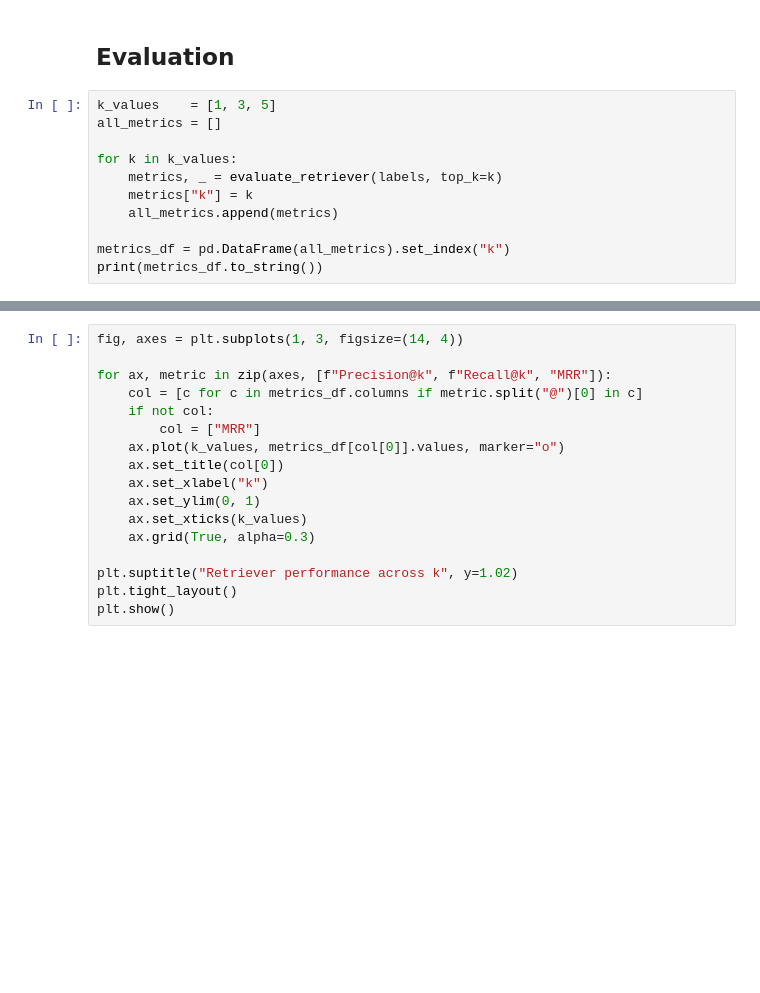
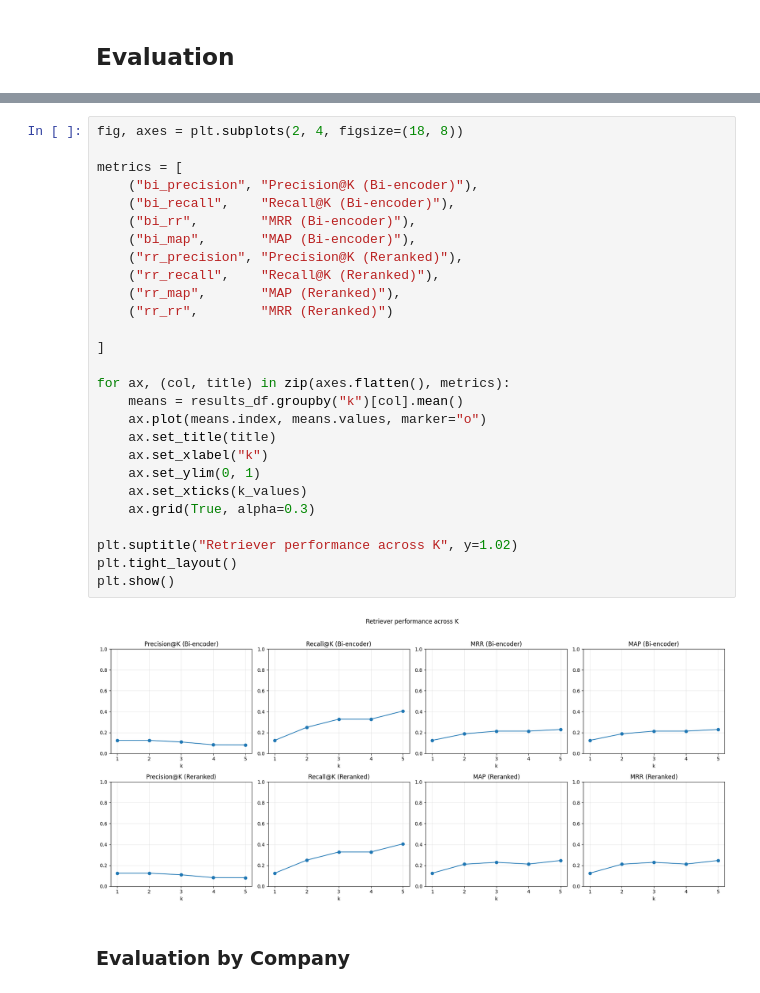
Before and after one commit to LeeZhengXianOwen/Earnings-Call-Analysis-System, a Jupyter notebook: rag_eval.ipynb, the cells around one changed output, grey strips where cells are left out. Drawn from its saved outputs; the diff is of its cells as text; blank space fills up the shorter version.

```diff
--- a/rag_eval.ipynb
+++ b/rag_eval.ipynb
@@ -133,13 +144,2 @@ def evaluate_retriever(labels_df, top_k=5):
 # %% [markdown]
 ## Evaluation
-# %%
-k_values    = [1, 3, 5]
-all_metrics = []
-
-for k in k_values:
-    metrics, _ = evaluate_retriever(labels, top_k=k)
-    metrics["k"] = k
-    all_metrics.append(metrics)
-
-metrics_df = pd.DataFrame(all_metrics).set_index("k")
-print(metrics_df.to_string())
@@ -152,18 +256,32 @@ k
 # %%
-fig, axes = plt.subplots(1, 3, figsize=(14, 4))
+fig, axes = plt.subplots(2, 4, figsize=(18, 8))
 
-for ax, metric in zip(axes, [f"Precision@k", f"Recall@k", "MRR"]):
-    col = [c for c in metrics_df.columns if metric.split("@")[0] in c]
-    if not col:
-        col = ["MRR"]
-    ax.plot(k_values, metrics_df[col[0]].values, marker="o")
-    ax.set_title(col[0])
+metrics = [
+    ("bi_precision", "Precision@K (Bi-encoder)"),
+    ("bi_recall",    "Recall@K (Bi-encoder)"),
+    ("bi_rr",        "MRR (Bi-encoder)"),
+    ("bi_map",       "MAP (Bi-encoder)"),
+    ("rr_precision", "Precision@K (Reranked)"),
+    ("rr_recall",    "Recall@K (Reranked)"),
+    ("rr_map",       "MAP (Reranked)"),
+    ("rr_rr",        "MRR (Reranked)")
+
+]
+
+for ax, (col, title) in zip(axes.flatten(), metrics):
+    means = results_df.groupby("k")[col].mean()
+    ax.plot(means.index, means.values, marker="o")
+    ax.set_title(title)
     ax.set_xlabel("k")
     ax.set_ylim(0, 1)
     ax.set_xticks(k_values)
     ax.grid(True, alpha=0.3)
 
-plt.suptitle("Retriever performance across k", y=1.02)
+plt.suptitle("Retriever performance across K", y=1.02)
 plt.tight_layout()
 plt.show()
+# %% [output]
+[figure, added]
+# %% [markdown]
+### Evaluation by Company
 # %%
```
Also changed, not shown: parts of 15 cells of this notebook, 1 other file.
